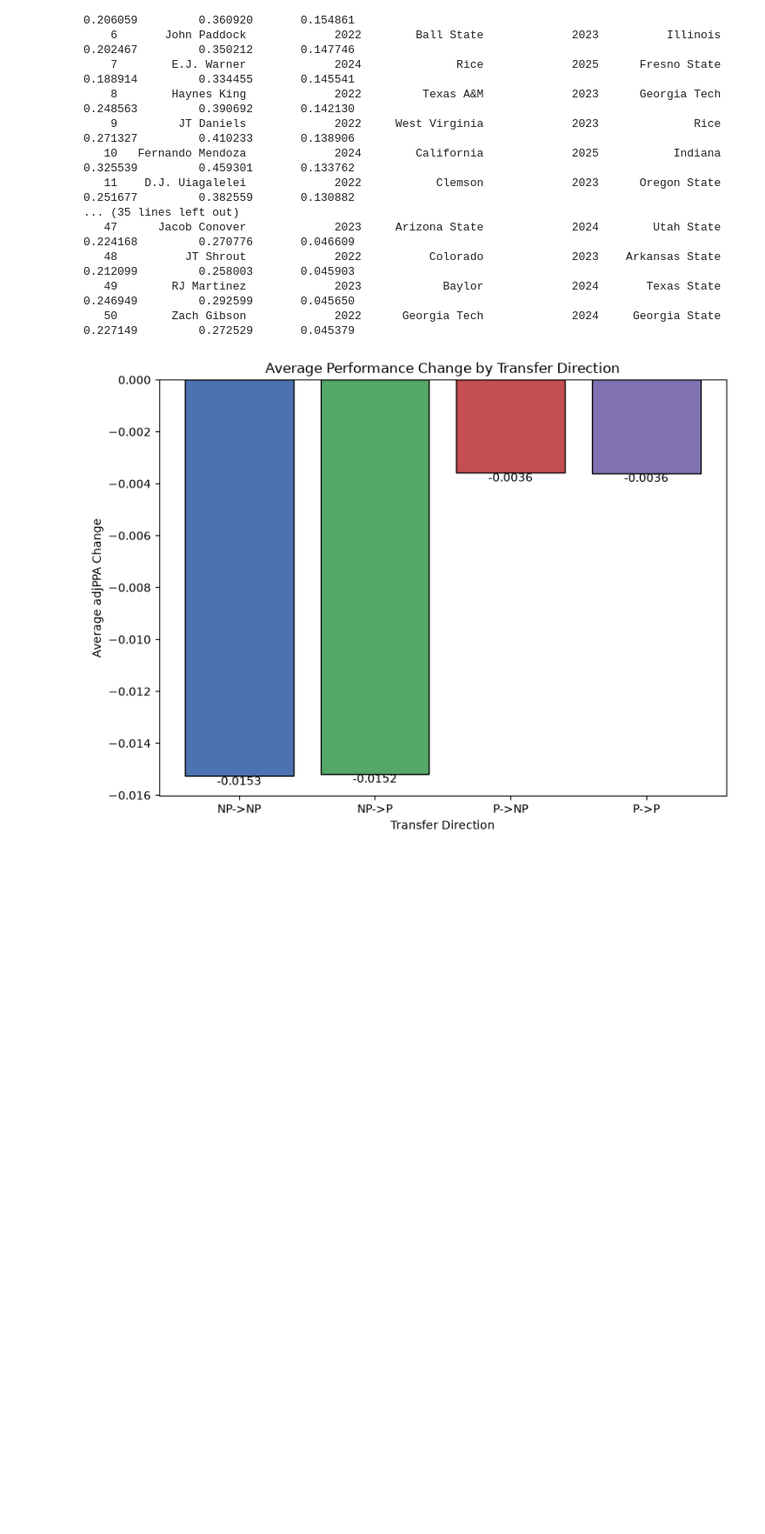
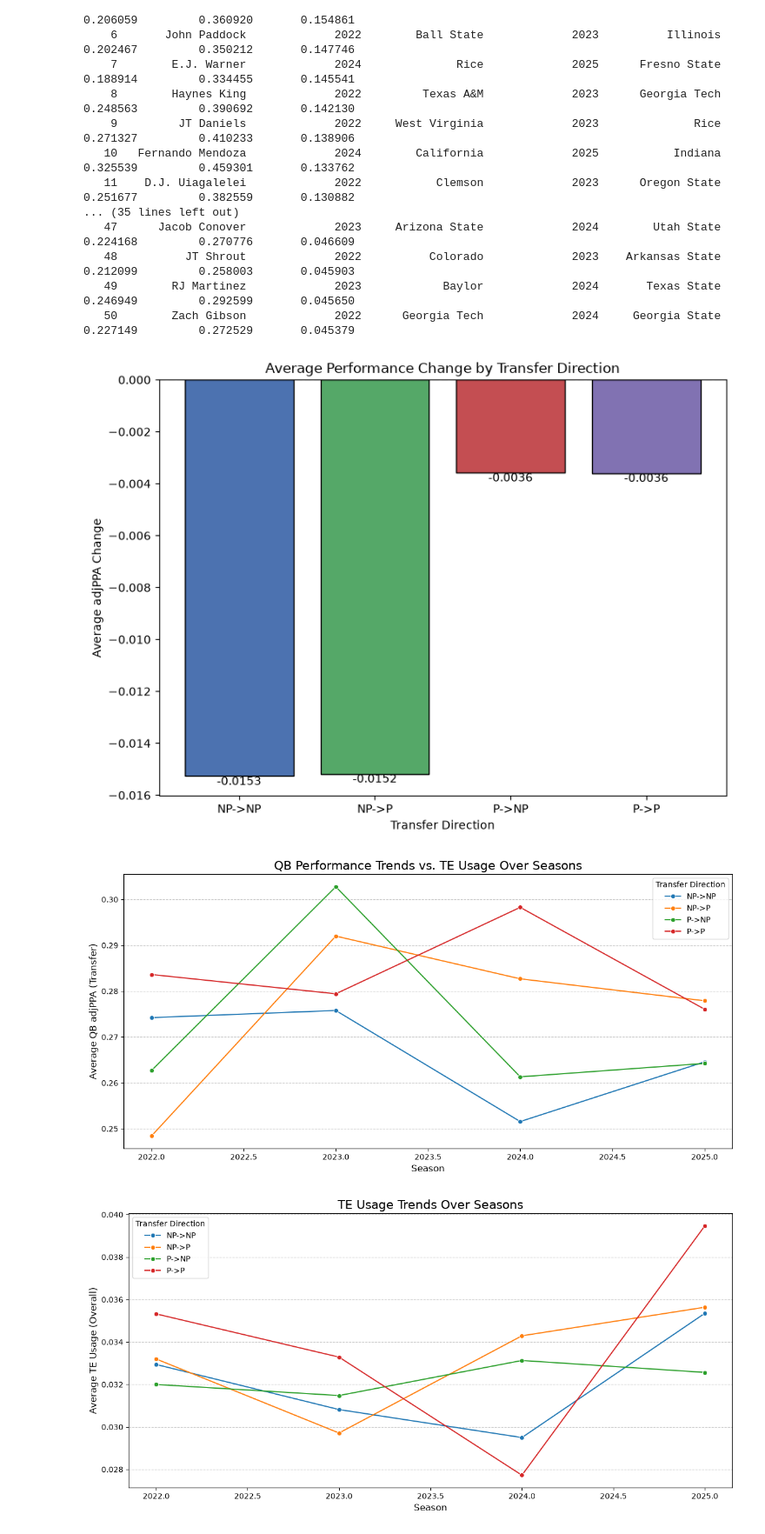
Before and after one commit to 6ikh/NCAATransfers, a Jupyter notebook: code/Positions/QB/qbtransfer.ipynb, the cells around one changed output. Shown at 87% size. Saved outputs shown, nothing was run; the diff lists cells and outputs as text; code cells hidden in the pictures; blank space fills up the shorter version.

Commit message:
adding second visualization for avg te usage for transfer & non transfer qb over the seasons

```diff
--- a/code/Positions/QB/qbtransfer.ipynb
+++ b/code/Positions/QB/qbtransfer.ipynb
@@ -294,3 +294,73 @@ plt.tight_layout()
 plt.show()
 # %% [output]
 [figure]
+# %%
+import matplotlib.pyplot as plt
+import numpy as np
+import pandas as pd
+import seaborn as sns
+
+# 1. Load the TE sheet
+excel_url = (
+    "https://raw.githubusercontent.com/6ikh/NCAATransfers/main/data/transfers_2021_2025_adj.xlsx"
+)
+te_df = pd.read_excel(excel_url, sheet_name="TE")
+
+
+# Merge QB and TE data on team and season
+merged_df = qb_comparison.merge(
+    te_df,
+    left_on=["team_transfer", "season_transfer"],
+    right_on=["team", "season"],
+    how="left",
+    suffixes=("", "_te")
+)
+
+# Group by season and transfer direction, calculate averages
+trend_data = (
+    merged_df.groupby(["season_transfer", "transfer_direction"])
+    .agg({
+        "adjPPA_transfer": "mean",
+        "usage_overall": "mean"
+    })
+    .reset_index()
+)
+
+# Plot QB performance trends
+plt.figure(figsize=(12, 6))
+sns.lineplot(
+    data=trend_data,
+    x="season_transfer",
+    y="adjPPA_transfer",
+    hue="transfer_direction",
+    marker="o",
+    palette="tab10"
+)
+plt.title("QB Performance Trends vs. TE Usage Over Seasons", fontsize=16)
+plt.xlabel("Season", fontsize=12)
+plt.ylabel("Average QB adjPPA (Transfer)", fontsize=12)
+plt.legend(title="Transfer Direction")
+plt.grid(axis="y", linestyle="--", alpha=0.7)
+plt.tight_layout()
+plt.show()
+
+# Plot TE usage trends
+plt.figure(figsize=(12, 6))
+sns.lineplot(
+    data=trend_data,
+    x="season_transfer",
+    y="usage_overall",
+    hue="transfer_direction",
+    marker="o",
+    palette="tab10"
+)
+plt.title("TE Usage Trends Over Seasons", fontsize=16)
+plt.xlabel("Season", fontsize=12)
+plt.ylabel("Average TE Usage (Overall)", fontsize=12)
+plt.legend(title="Transfer Direction")
+plt.grid(axis="y", linestyle="--", alpha=0.7)
+plt.tight_layout()
+plt.show()
+# %% [output]
+[figure, added]
+[figure, added]
```
